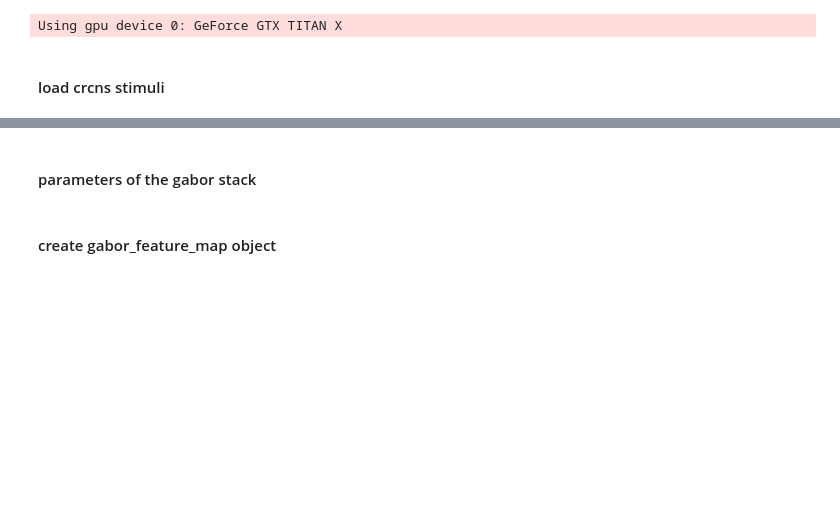
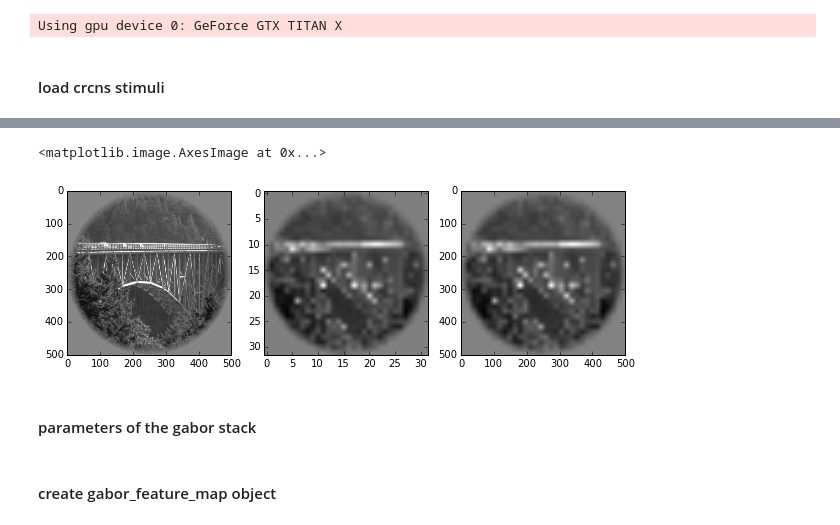
Before and after one commit to ChangdeDu/hrf_fitting, a Jupyter notebook: scripts/hi_resolution_gabor_feature_maps.ipynb, the cells around one changed output, grey strips where cells are left out. Cells and saved outputs as stored; diff of their text form; code cells hidden in the pictures; blank space fills up the shorter version.

```diff
--- a/scripts/hi_resolution_gabor_feature_maps.ipynb
+++ b/scripts/hi_resolution_gabor_feature_maps.ipynb
@@ -63,3 +62,16 @@ plt.imshow(training_stim[0,:,:],cmap = 'gray')
+# %%
+plt.figure(figsize = (10,10))
+plt.subplot(1,3,1)
+plt.imshow(validation_stim[0, :, :], cmap='gray')
+
+plt.subplot(1,3,2)
+plt.imshow(resize(validation_stim[0, :, :], (32,32)), cmap='gray')
+
+plt.subplot(1,3,3)
+plt.imshow(resize(resize(validation_stim[0, :, :], (32,32)), (500,500)),cmap='gray')
+# %% [output]
+<matplotlib.image.AxesImage at 0x...>
+[figure, added]
 # %% [markdown]
 #### parameters of the gabor stack
 # %%
```
Also changed, not shown: parts of 15 cells of this notebook, 11 other files.
